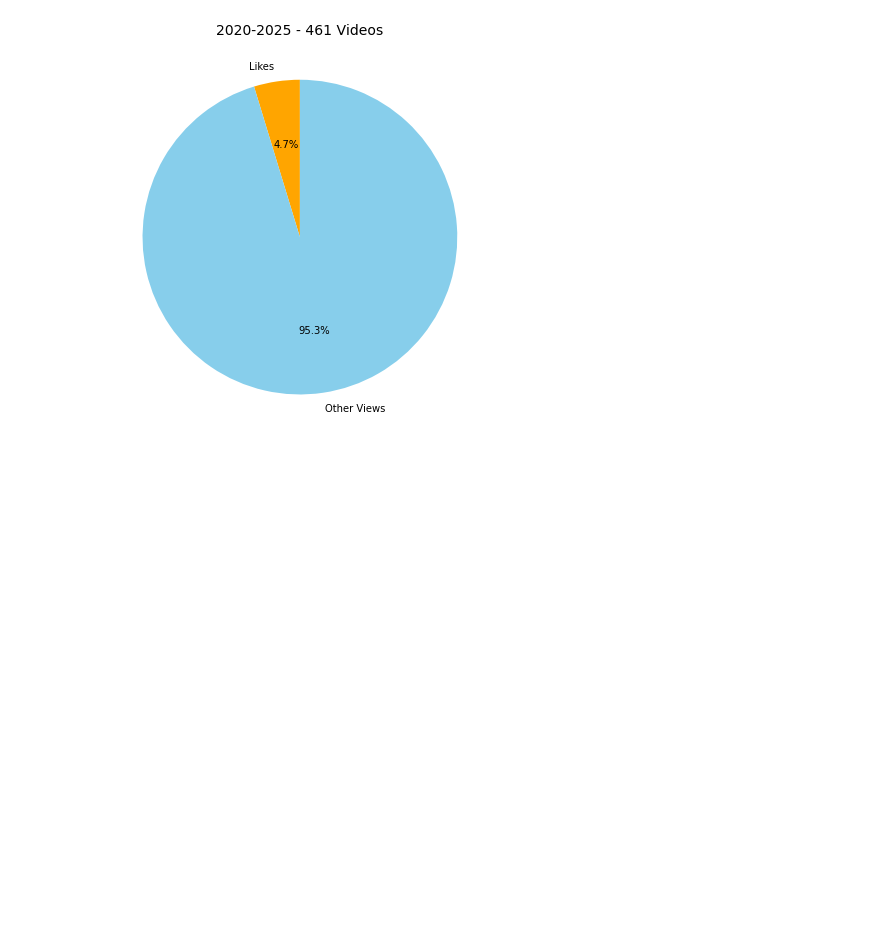
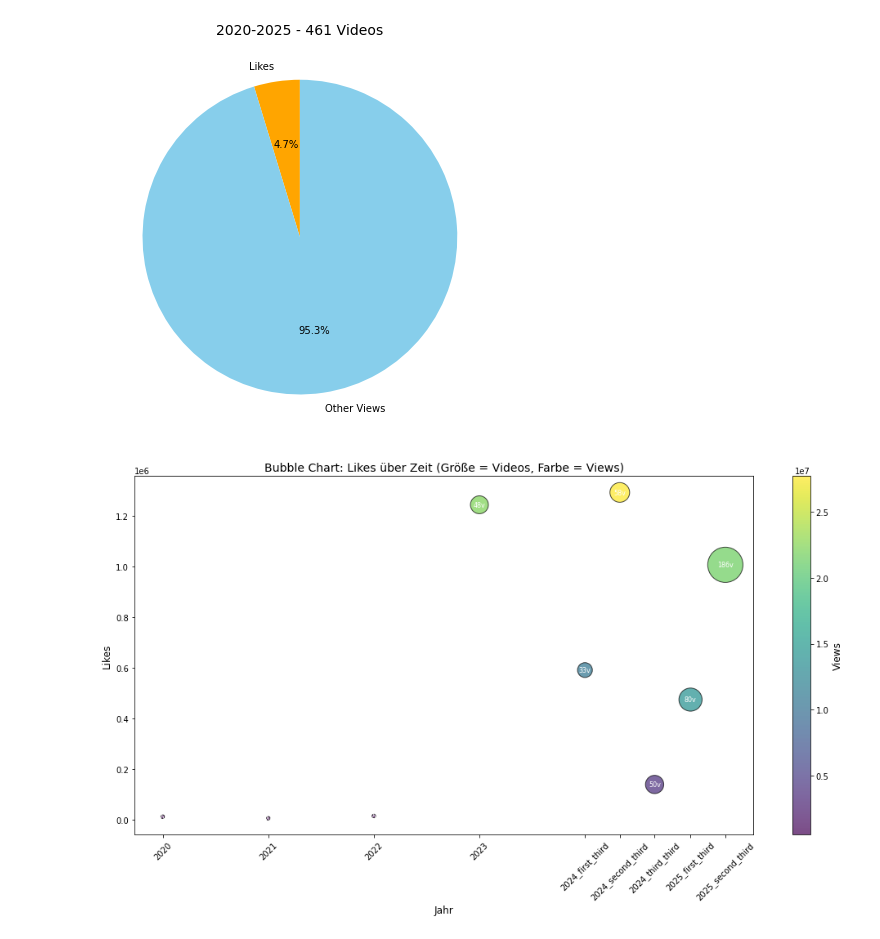
Before and after one commit to DataDivasCAU/DataDivas, a Jupyter notebook: quest7/answer_seven.ipynb, the cells around one changed output. Drawn from its saved outputs; the diff is of its cells as text; code cells hidden in the pictures; blank space fills up the shorter version.

Commit message:
change chart type

```diff
--- a/quest7/answer_seven.ipynb
+++ b/quest7/answer_seven.ipynb
@@ -78,3 +78,69 @@ plt.tight_layout()
 plt.show()
 # %% [output]
 [figure]
+# %%
+import matplotlib.pyplot as plt
+import pandas as pd
+
+# Deine Daten
+data = {
+    "2020": {"videos": 2, "views": 725796, "likes": 12657},
+    "2021": {"videos": 2, "views": 609189, "likes": 6190},
+    "2022": {"videos": 2, "views": 514651, "likes": 15390},
+    "2023": {"videos": 48, "views": 22202690, "likes": 1244655},
+    "2024_first_third": {"videos": 33, "views": 10751468, "likes": 591883},
+    "2024_second_third": {"videos": 58, "views": 27729825, "likes": 1293452},
+    "2024_third_third": {"videos": 50, "views": 3632941, "likes": 140073},
+    "2025_first_third": {"videos": 80, "views": 13996635, "likes": 475216},
+    "2025_second_third": {"videos": 186, "views": 21510502, "likes": 1007704}
+}
+
+# Mapping für Zeitachse als numerisch (für X-Achse)
+time_mapping = {
+    "2020": 2020.0,
+    "2021": 2021.0,
+    "2022": 2022.0,
+    "2023": 2023.0,
+    "2024_first_third": 2024.0,
+    "2024_second_third": 2024.33,
+    "2024_third_third": 2024.66,
+    "2025_first_third": 2025.0,
+    "2025_second_third": 2025.33
+}
+
+# Datenframe erzeugen
+df = pd.DataFrame(data).T
+df["time"] = df.index.map(time_mapping)
+
+# Bubble Chart
+plt.figure(figsize=(14, 8))
+scatter = plt.scatter(
+    df["time"],
+    df["likes"],
+    s=df["videos"] * 10,  # Größe der Blase (skalieren für Sichtbarkeit)
+    c=df["views"],        # Farbe nach Views
+    cmap="viridis",
+    alpha=0.7,
+    edgecolors="k"
+)
+
+# Achsen und Titel
+plt.xlabel("Jahr", fontsize=12)
+plt.ylabel("Likes", fontsize=12)
+plt.title("Bubble Chart: Likes über Zeit (Größe = Videos, Farbe = Views)", fontsize=14)
+
+# Farblegende
+cbar = plt.colorbar(scatter)
+cbar.set_label("Views", fontsize=12)
+
+# Zeitlabels verbessern
+plt.xticks(sorted(df["time"]), df.index, rotation=45)
+
+# Optionale Textlabels in der Grafik
+for i, row in df.iterrows():
+    plt.text(row["time"], row["likes"], f'{int(row["videos"])}v', ha='center', va='center', fontsize=8, color='white')
+
+plt.tight_layout()
+plt.show()
+# %% [output]
+[figure, added]
```
